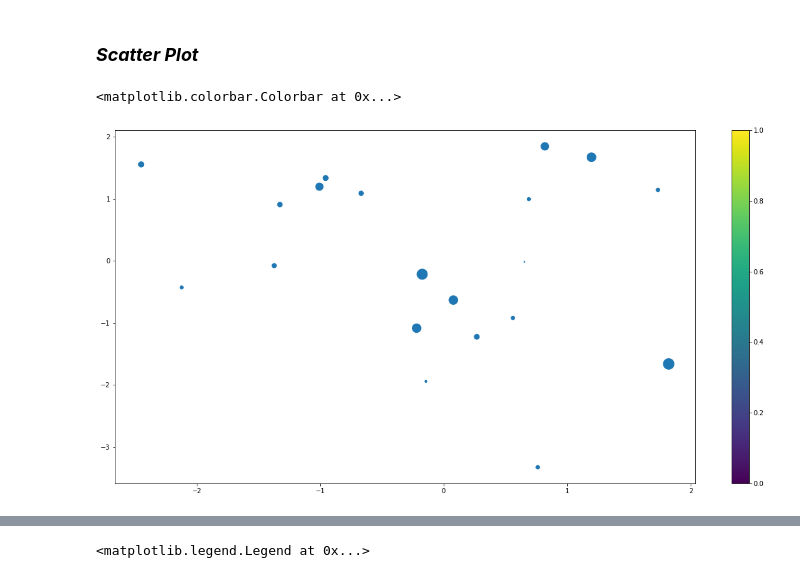
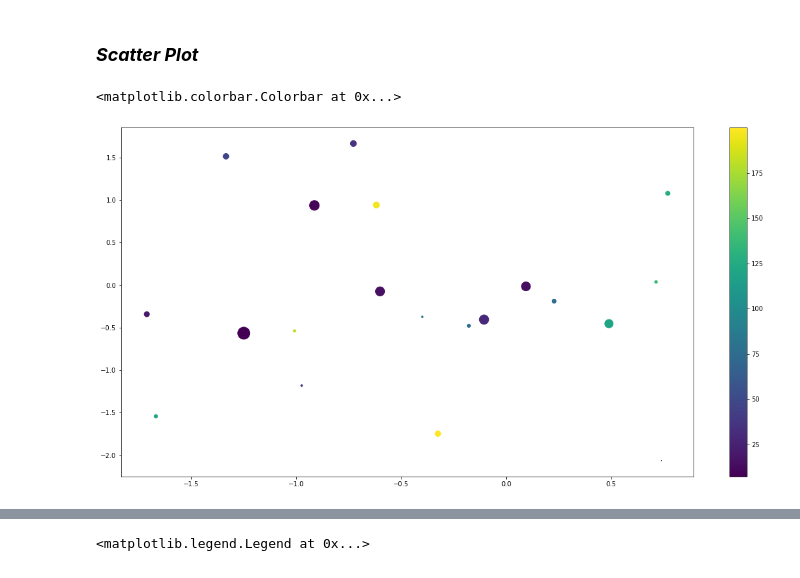
Before and after one commit to mohamed-ashry7/Data-Engineering-Lab, a Jupyter notebook: Lab3 - Data Visualization/Lab3_Data Visualization-Copy1.ipynb, the cells around one changed output, grey strips where cells are left out. Cells and saved outputs as stored; diff of their text form; code cells hidden in the pictures.

```diff
--- a/Lab3 - Data Visualization/Lab3_Data Visualization-Copy1.ipynb
+++ b/Lab3 - Data Visualization/Lab3_Data Visualization-Copy1.ipynb
@@ -151,11 +177,11 @@ plt.boxplot(np.random.randn(20))
 # %%
 fig = plt.figure(figsize=(20,10))
 ax = fig.add_subplot(1,1,1)
-sp = ax.scatter(np.random.randn(20),np.random.randn(20),s=np.abs(np.random.randn(20))*100)
+sp = ax.scatter(np.random.randn(20),np.random.randn(20),s= np.abs(np.random.randn(20)*100) , c =np.abs(np.random.randn(20)*100) )
 fig.colorbar(sp)
 # %% [output]
 <matplotlib.colorbar.Colorbar at 0x...>
-[figure, old version]
+[figure, new version]
 # %%
 data = pd.read_csv('Datasets/anage_data.csv')
 data = data[np.isfinite(data['Maximum longevity (yrs)']) & np.isfinite(data['Body mass (g)'])]
```
Also changed, not shown: parts of 8 cells of this notebook, 2 other files.
